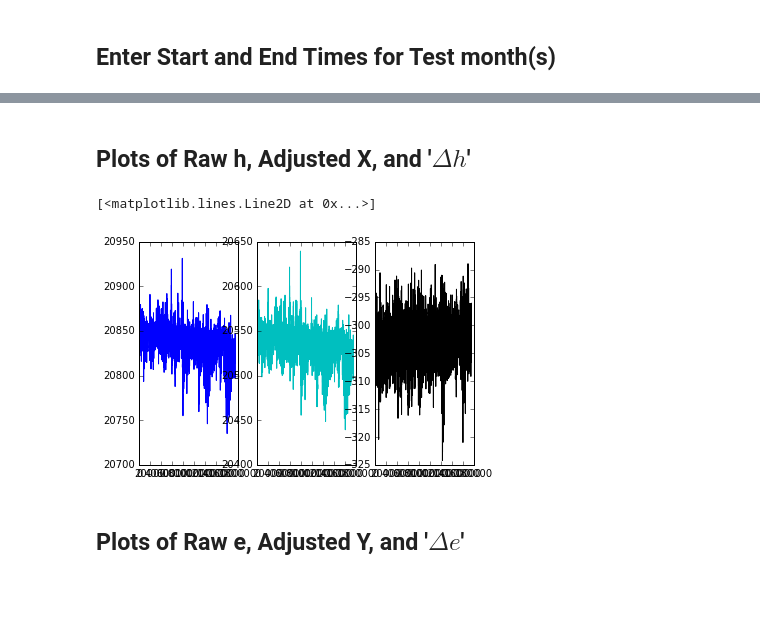
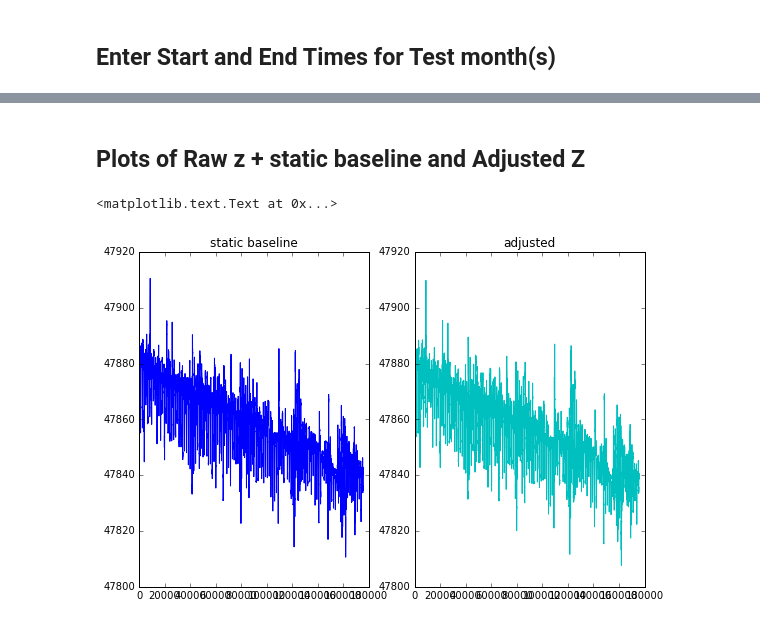
Before and after one commit to usgs/geomag-algorithms, a Jupyter notebook: docs/algorithms/AdjustedPhase1GenerationTool.ipynb, the cells around one changed output, grey strips where cells are left out. Saved outputs shown, nothing was run; the diff lists cells and outputs as text; code cells hidden in the pictures; blank space fills up the shorter version.

Commit message:
clarifies nomenclature, matches plot scaling

```diff
--- a/docs/algorithms/AdjustedPhase1GenerationTool.ipynb
+++ b/docs/algorithms/AdjustedPhase1GenerationTool.ipynb
@@ -144,8 +144,8 @@ d_ord_n = np.asarray(d_ord)
 z_ord_n = np.asarray(z_ord)
 z_t_n = np.asarray(z_t)
 # %%
-h_a = h_abs_n*np.cos(d_abs_n*np.pi/180)
-e_a = h_abs_n*np.sin(d_abs_n*np.pi/180)
+x_a = h_abs_n*np.cos(d_abs_n*np.pi/180)
+y_a = h_abs_n*np.sin(d_abs_n*np.pi/180)
 z_a = z_abs_n
 h_o = h_ord_n*np.cos(d_ord_n*np.pi/180)
 e_o = h_ord_n*np.sin(d_ord_n*np.pi/180)
@@ -153,7 +153,7 @@ z_o = z_ord_n
 # %% [markdown]
 ## Calculate Transform matrix
 # %%
-abs_st = np.vstack([h_a,e_a,z_a,np.ones_like(h_a)])
+abs_st = np.vstack([x_a,y_a,z_a,np.ones_like(x_a)])
 ord_st = np.vstack([h_o,e_o,z_o,np.ones_like(h_o)])
 M, res, rank, sigma = spl.lstsq(ord_st.T,abs_st.T)
 tol = 1e-9
@@ -254,14 +306,16 @@ pl.plot(((hezf[0].data)**2 + (hezf[1].data)**2 + (hezf[2].data)**2)**(0.5) - hez
 # %% [markdown]
-## Plots of Raw h, Adjusted X, and '$\Delta h$'
+## Plots of Raw z + static baseline and Adjusted Z
 # %%
+pl.figure(figsize=(14,6))
 pl.subplot(1,3,1)
-pl.plot(hezf[0],'b')
+pl.plot(hezf[2].data + z_pqqm,'b')
+pl.title('static baseline')
 pl.subplot(1,3,2)
-pl.plot(adj[0],'c')
-pl.subplot(1,3,3)
-pl.plot(adj[0] - hezf[0],'k')
+pl.plot(adj[2],'c')
+pl.title('adjusted')
+#pl.subplot(1,3,3)
+#pl.plot(adj[2] - hezf[2].data - z_pqqm,'k')
+#pl.title('$\Delta z$')
 # %% [output]
-[<matplotlib.lines.Line2D at 0x...>]
+<matplotlib.text.Text at 0x...>
-[figure, old version]
+[figure, new version]
-# %% [markdown]
-## Plots of Raw e, Adjusted Y, and '$\Delta e$'
```
Also changed, not shown: parts of 12 cells of this notebook.
